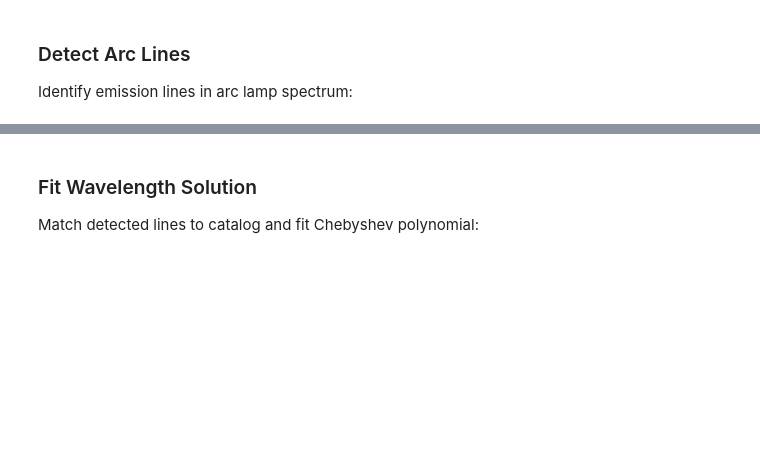
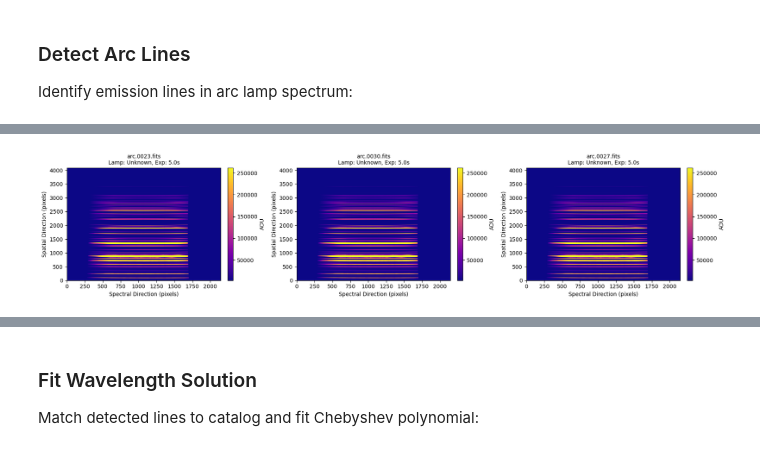
Before and after one commit to gkhullar/pykosmospp, a Jupyter notebook: examples/tutorial.ipynb, the cells around one changed output, grey strips where cells are left out. Saved outputs shown, nothing was run; the diff lists cells and outputs as text; code cells hidden in the pictures; blank space fills up the shorter version.

```diff
--- a/examples/tutorial.ipynb
+++ b/examples/tutorial.ipynb
@@ -1,7 +0,0 @@
-# %%
-# Debug: Check what IMAGETYP value is in the flat FITS files
-from astropy.io import fits
-flat_file = list((data_dir / 'arcs').glob('*.fits'))[0]
-with fits.open(flat_file) as hdul:
-    imagetyp = hdul[0].header.get('IMAGETYP', 'NOT FOUND')
-    print(f"IMAGETYP in {flat_file.name}: '{imagetyp}'")
@@ -377,3 +389,85 @@ Detect arc emission lines and fit a wavelength solution.
 ### Detect Arc Lines
 
 Identify emission lines in arc lamp spectrum:
+# %%
+# Visualize all individual arc frames before processing
+arc_files = list((data_dir / 'arcs').glob('*.fits'))
+
+if arc_files:
+    n_arcs = len(arc_files)
+    print(f"Found {n_arcs} arc frame(s)\n")
+
+    # Determine grid layout
+    n_cols = min(3, n_arcs)  # Max 3 columns
+    n_rows = (n_arcs + n_cols - 1) // n_cols  # Ceiling division
+
+    # Create figure with subplots
+    fig, axes = plt.subplots(n_rows, n_cols, figsize=(6*n_cols, 4*n_rows))
+
+    # Handle single subplot case
+    if n_arcs == 1:
+        axes = np.array([axes])
+    axes = axes.flatten() if n_arcs > 1 else axes
+
+    # Plot each arc frame
+    for idx, arc_file in enumerate(arc_files):
+        with fits.open(arc_file) as hdul:
+            data = hdul[0].data
+            header = hdul[0].header
+
+            # Get metadata
+            exptime = header.get('EXPTIME', 'N/A')
+            lamp = header.get('LAMPTYPE', header.get('OBJECT', 'Unknown'))
+
+            # Plot 2D arc image
+            im = axes[idx].imshow(data, cmap='plasma', origin='lower',
+                                 vmin=np.percentile(data, 1),
+                                 vmax=np.percentile(data, 99),
+                                 aspect='auto')
+
+            axes[idx].set_title(f'{arc_file.name}\nLamp: {lamp}, Exp: {exptime}s',
+                               fontsize=10)
+            axes[idx].set_xlabel('Spectral Direction (pixels)')
+            axes[idx].set_ylabel('Spatial Direction (pixels)')
+
+            # Add colorbar
+            plt.colorbar(im, ax=axes[idx], label='ADU', fraction=0.046, pad=0.04)
+
+            print(f"Arc {idx+1}: {arc_file.name}")
+            print(f"  Lamp type: {lamp}")
+            print(f"  Exposure: {exptime} seconds")
+            print(f"  Shape: {data.shape}")
+            print(f"  Median counts: {np.median(data):.1f} ADU")
+            print(f"  Peak counts: {np.max(data):.1f} ADU\n")
+
+    # Hide unused subplots
+    for idx in range(n_arcs, len(axes)):
+        axes[idx].axis('off')
+
+    plt.tight_layout()
+    plt.show()
+
+    # Also plot 1D collapsed spectra for comparison
+    fig, ax = plt.subplots(figsize=(14, 6))
+
+    for idx, arc_file in enumerate(arc_files):
+        with fits.open(arc_file) as hdul:
+            data = hdul[0].data
+            # Collapse to 1D (median along spatial axis)
+            spectrum_1d = np.median(data, axis=0)
+            pixels = np.arange(len(spectrum_1d))
+
+            ax.plot(pixels, spectrum_1d, linewidth=0.8,
+                   label=f'{arc_file.name}', alpha=0.8)
+
+    ax.set_xlabel('Pixel', fontsize=12)
+    ax.set_ylabel('Intensity (ADU)', fontsize=12)
+    ax.set_title('Comparison of 1D Arc Spectra (Median Collapse)', fontsize=14)
+    ax.legend(fontsize=9)
+    ax.grid(True, alpha=0.3)
+    plt.tight_layout()
+    plt.show()
+
+else:
+    print("No arc files found in the arcs directory.")
+# %% [output]
@@ -379,0 +491 @@ Identify emission lines in arc lamp spectrum:
+[figure, added]
```
Also changed, not shown: parts of 8 cells of this notebook, 5 other files.
